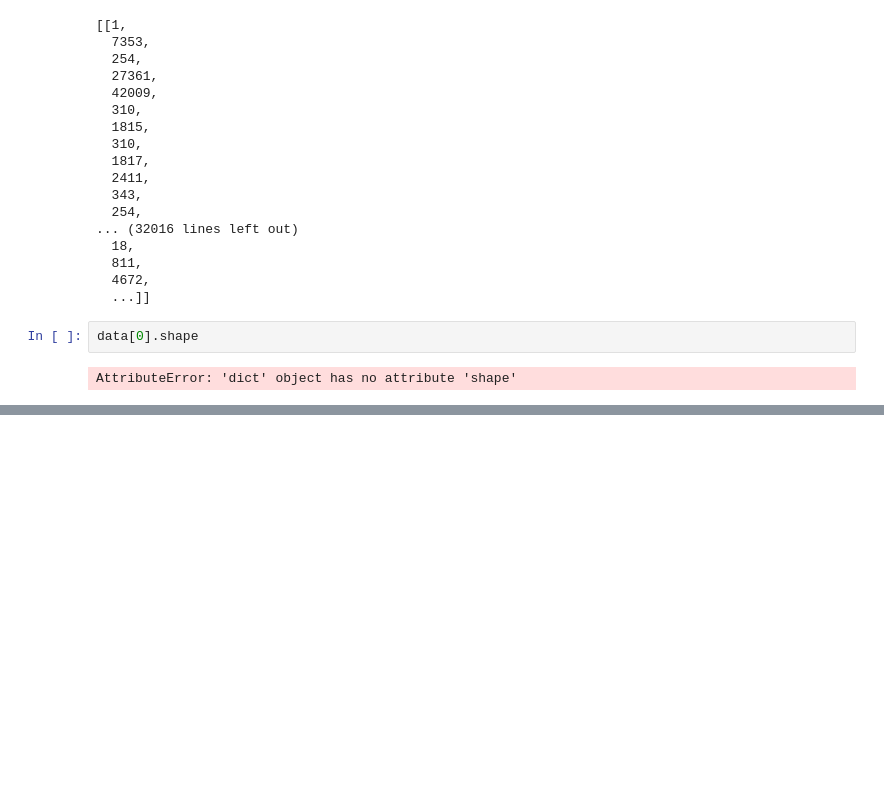
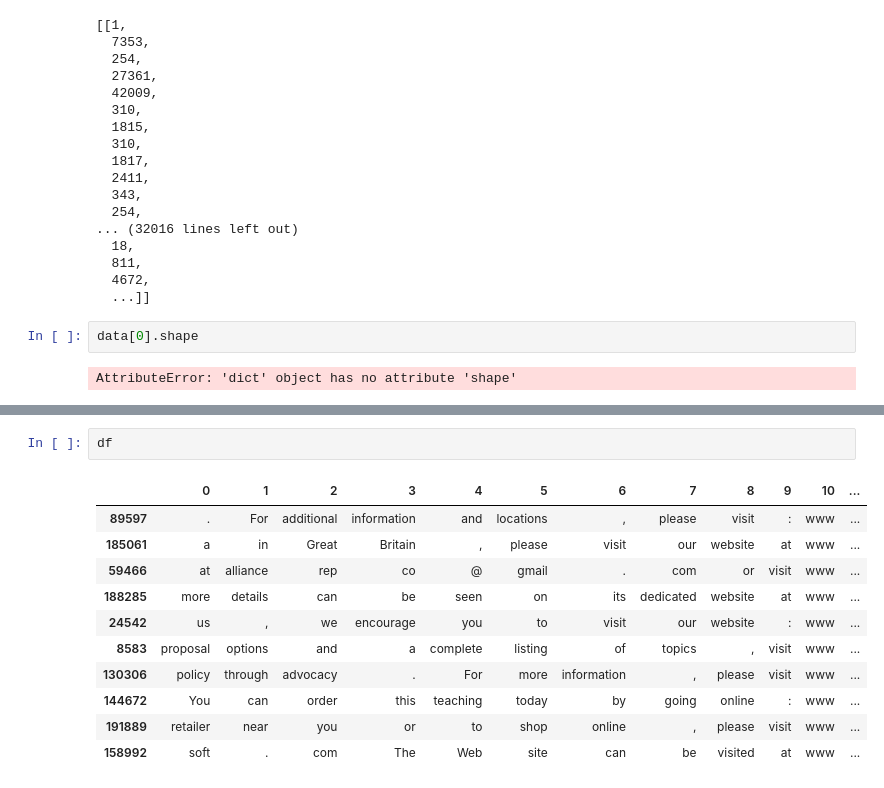
Before and after one commit to pchlenski/mats, a Jupyter notebook: notebooks/scratch.ipynb, the cells around one changed output, grey strips where cells are left out. Cells and saved outputs as stored; diff of their text form; blank space fills up the shorter version.

```diff
--- a/notebooks/scratch.ipynb
+++ b/notebooks/scratch.ipynb
@@ -177,0 +238,14 @@ AttributeError: 'dict' object has no attribute 'shape'
+# %%
+df
+# %% [output]
+|  | 0 | 1 | 2 | 3 | 4 | 5 | 6 | 7 | 8 | 9 | 10 | ... |
+| 89597 | . | For | additional | information | and | locations | , | please | visit | : | www | ... |
+| 185061 | a | in | Great | Britain | , | please | visit | our | website | at | www | ... |
+| 59466 | at | alliance | rep | co | @ | gmail | . | com | or | visit | www | ... |
+| 188285 | more | details | can | be | seen | on | its | dedicated | website | at | www | ... |
+| 24542 | us | , | we | encourage | you | to | visit | our | website | : | www | ... |
+| 8583 | proposal | options | and | a | complete | listing | of | topics | , | visit | www | ... |
+| 130306 | policy | through | advocacy | . | For | more | information | , | please | visit | www | ... |
+| 144672 | You | can | order | this | teaching | today | by | going | online | : | www | ... |
+| 191889 | retailer | near | you | or | to | shop | online | , | please | visit | www | ... |
+| 158992 | soft | . | com | The | Web | site | can | be | visited | at | www | ... |
```
Also changed, not shown: parts of 8 cells of this notebook, 8 other files.
